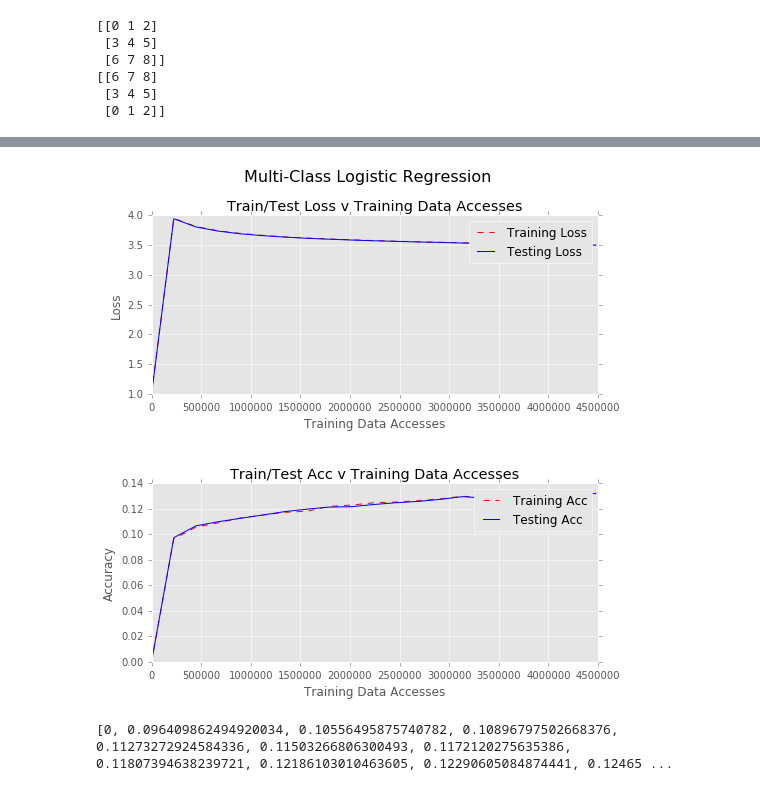
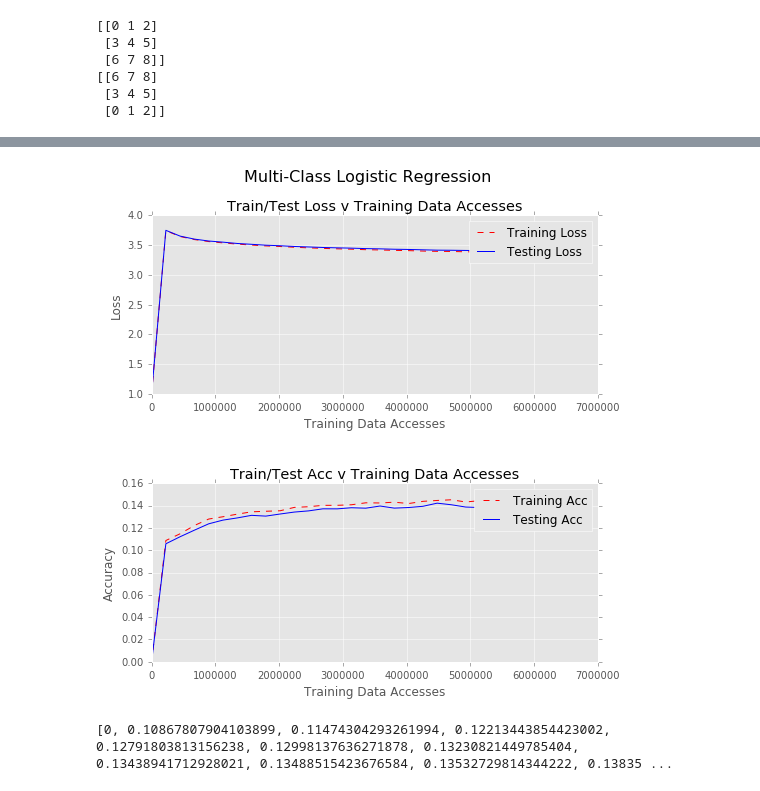
Before and after one commit to shikharmohan/EECS510, a Jupyter notebook: softmax_notebook.ipynb, the cells around one changed output, grey strips where cells are left out. Drawn from its saved outputs; the diff is of its cells as text; code cells hidden in the pictures.

Commit message:
new learning rate in logit, added map5

```diff
--- a/softmax_notebook.ipynb
+++ b/softmax_notebook.ipynb
@@ -261,16 +261,22 @@ def mcLogit(X_train, y_train, X_test, y_test, BATCH_SIZE, STEP_SIZE, total_epoch
     print tr_acc, tst_acc, tr_loss, tst_loss
 
     # use trained network for predictions FROM THE DOCS
-    test_prediction = lasagne.layers.get_output(network, deterministic=True)
+    model = lasagne.layers.get_output(network, deterministic=True)
     #predict_fn = theano.function([input_var], T.argmax(test_prediction, axis=1))
     #print("Predicted class for first test input: %r" % predict_fn(test_data[0]))
 
-    return test_prediction
+
+    #model_predict_fn = theano.function([input_var], T.argmax(model, axis=1))
+    #print pred_fcn(X_test)
+
+    pred_fcn_top5 = theano.function([input_var], T.argsort(prediction, axis=1))
+
+    return pred_fcn_top5(X_test)
 # %%
-model = mcLogit(X_train, y_train, X_test, y_test, 256, 0.1, total_epochs=20)
+model = mcLogit(X_train, y_train, X_test, y_test, 256, 0.3, total_epochs=30)
 # %% [output]
-[figure, old version]
+[figure, new version]
-[0, 0.096409862494920034, 0.10556495875740782, 0.10896797502668376, 0.11273272924584336, 0.11503266806300493, 0.1172120275635386, 0.11807394638239721, 0.12186103010463605, 0.12290605084874441, 0.12465 ...
+[0, 0.10867807904103899, 0.11474304293261994, 0.12213443854423002, 0.12791803813156238, 0.12998137636271878, 0.13230821449785404, 0.13438941712928021, 0.13488515423676584, 0.13532729814344222, 0.13835 ...
 # %%
 # 2 Hidden Layer NN
 
```
Also changed, not shown: parts of 10 cells of this notebook.
